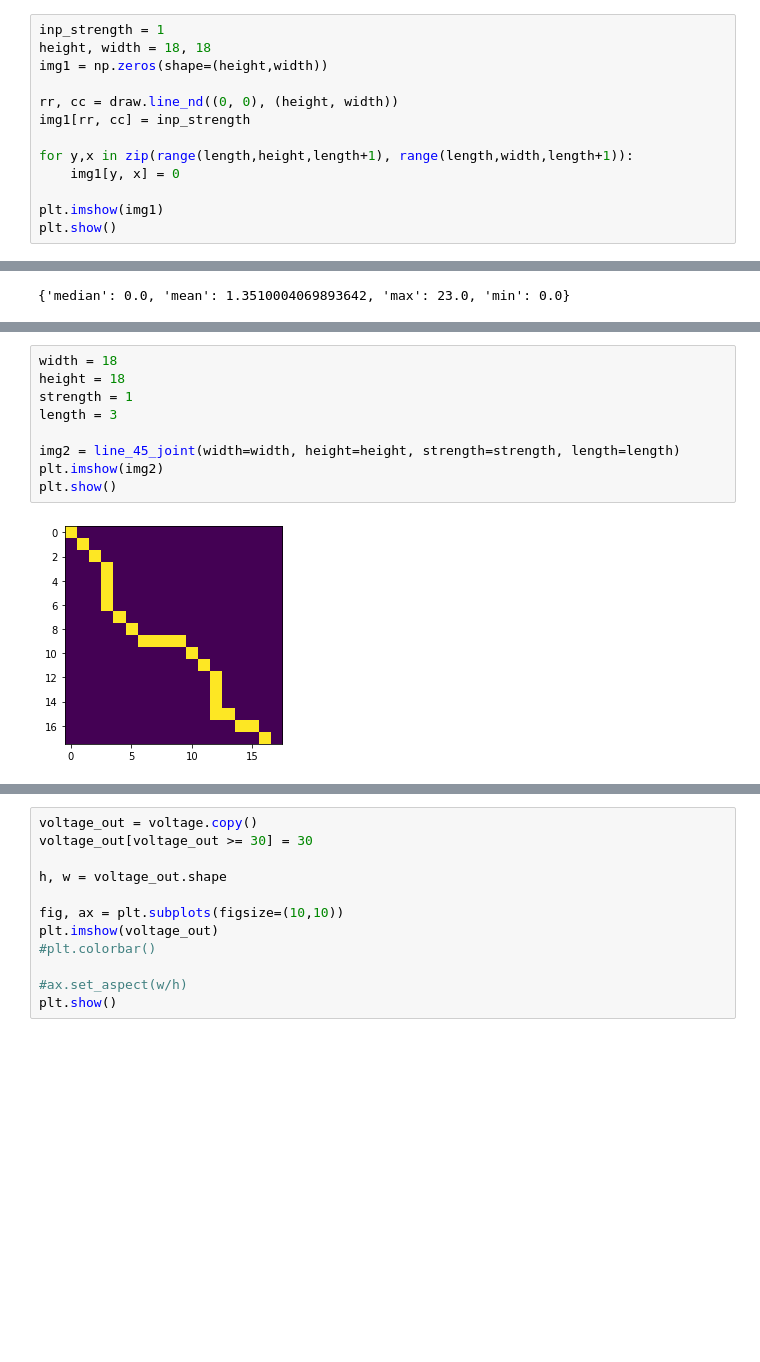
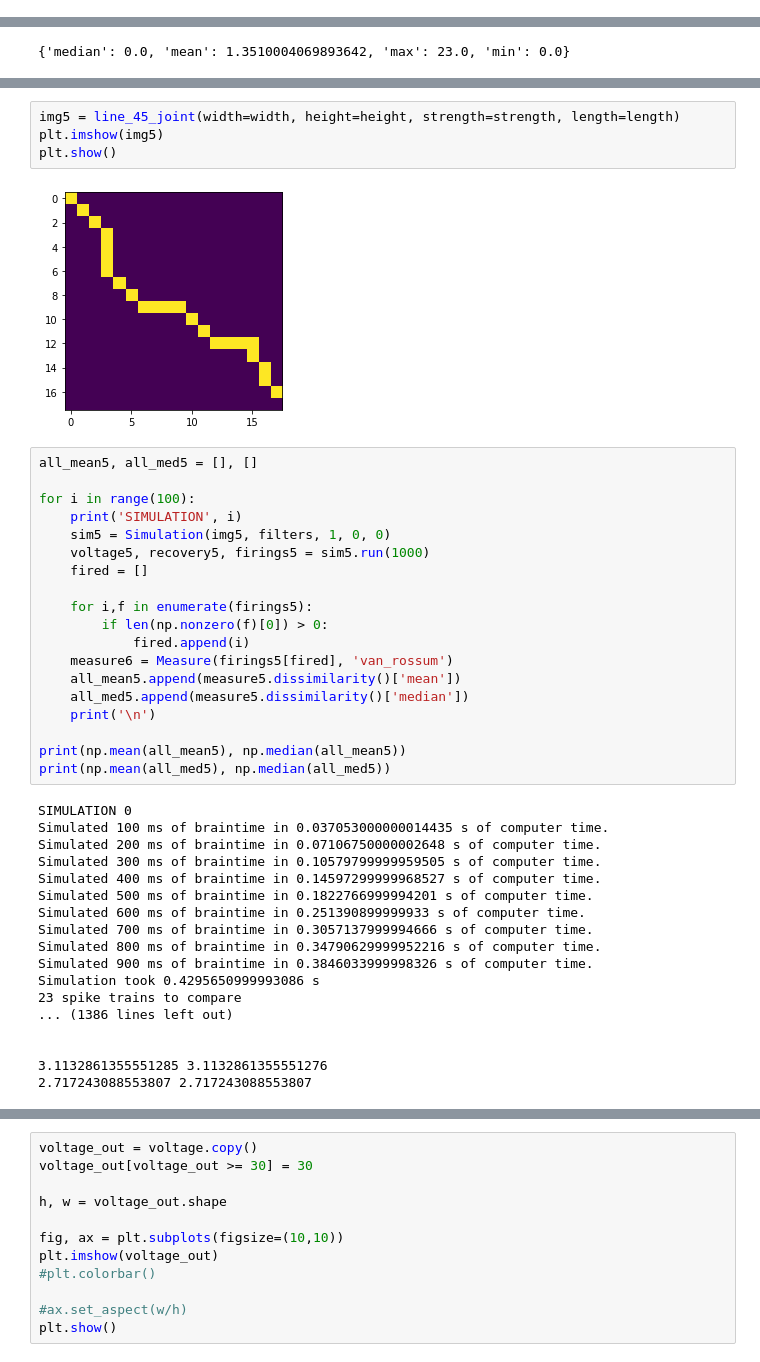
Before and after one commit to two-7182/synchrony, a Jupyter notebook: test.ipynb, the cells around one changed output, grey strips where cells are left out. Cells and saved outputs as stored; diff of their text form; blank space fills up the shorter version.

```diff
--- a/test.ipynb
+++ b/test.ipynb
@@ -151,13 +186,0 @@ plt.show()
-# %%
-inp_strength = 1
-height, width = 18, 18
-img1 = np.zeros(shape=(height,width))
-
-rr, cc = draw.line_nd((0, 0), (height, width))
-img1[rr, cc] = inp_strength
-
-for y,x in zip(range(length,height,length+1), range(length,width,length+1)):
-    img1[y, x] = 0
-
-plt.imshow(img1)
-plt.show()
@@ -214,12 +202,44 @@ Simulation took 0.5202247999986866 s
 # %%
-width = 18
-height = 18
-strength = 1
-length = 3
-
-img2 = line_45_joint(width=width, height=height, strength=strength, length=length)
-plt.imshow(img2)
+img5 = line_45_joint(width=width, height=height, strength=strength, length=length)
+plt.imshow(img5)
 plt.show()
 # %% [output]
-[figure, old version]
+[figure, new version]
+# %%
+all_mean5, all_med5 = [], []
+
+for i in range(100):
+    print('SIMULATION', i)
+    sim5 = Simulation(img5, filters, 1, 0, 0)
+    voltage5, recovery5, firings5 = sim5.run(1000)
+    fired = []
+
+    for i,f in enumerate(firings5):
+        if len(np.nonzero(f)[0]) > 0:
+            fired.append(i)
+    measure6 = Measure(firings5[fired], 'van_rossum')
+    all_mean5.append(measure5.dissimilarity()['mean'])
+    all_med5.append(measure5.dissimilarity()['median'])
+    print('\n')
+
+print(np.mean(all_mean5), np.median(all_mean5))
+print(np.mean(all_med5), np.median(all_med5))
+# %% [output]
+SIMULATION 0
+Simulated 100 ms of braintime in 0.037053000000014435 s of computer time.
+Simulated 200 ms of braintime in 0.07106750000002648 s of computer time.
+Simulated 300 ms of braintime in 0.10579799999959505 s of computer time.
+Simulated 400 ms of braintime in 0.14597299999968527 s of computer time.
+Simulated 500 ms of braintime in 0.1822766999994201 s of computer time.
+Simulated 600 ms of braintime in 0.251390899999933 s of computer time.
+Simulated 700 ms of braintime in 0.3057137999994666 s of computer time.
+Simulated 800 ms of braintime in 0.34790629999952216 s of computer time.
+Simulated 900 ms of braintime in 0.3846033999998326 s of computer time.
+Simulation took 0.4295650999993086 s
+23 spike trains to compare
+... (1386 lines left out)
+
+
+3.1132861355551285 3.1132861355551276
+2.717243088553807 2.717243088553807
 # %%
```
Also changed, not shown: parts of 24 cells of this notebook.
